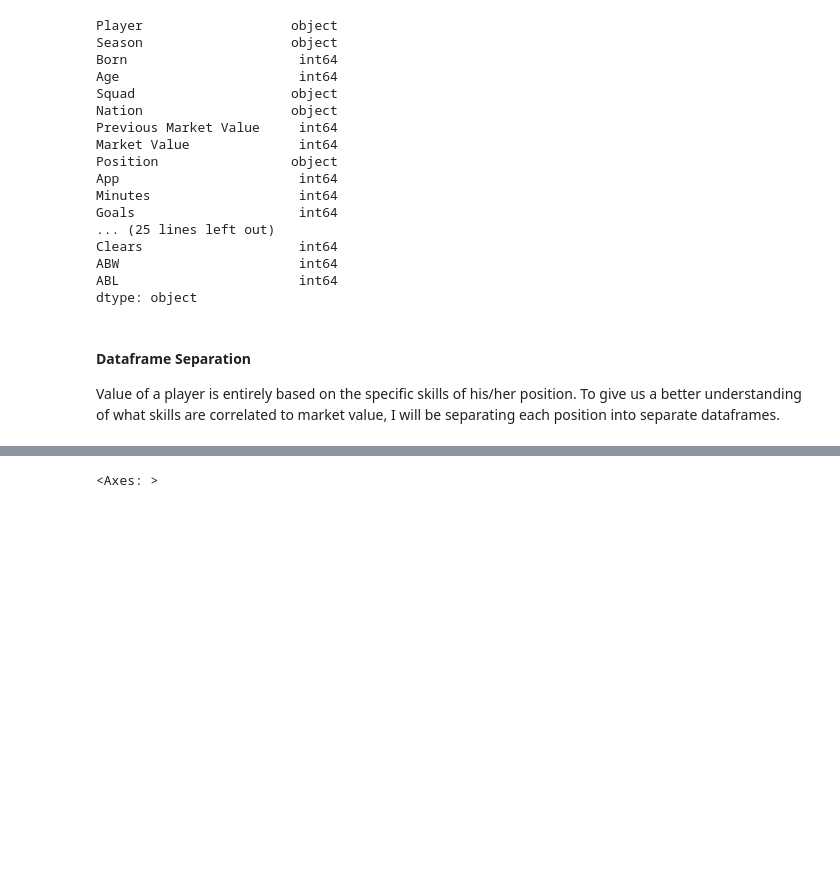
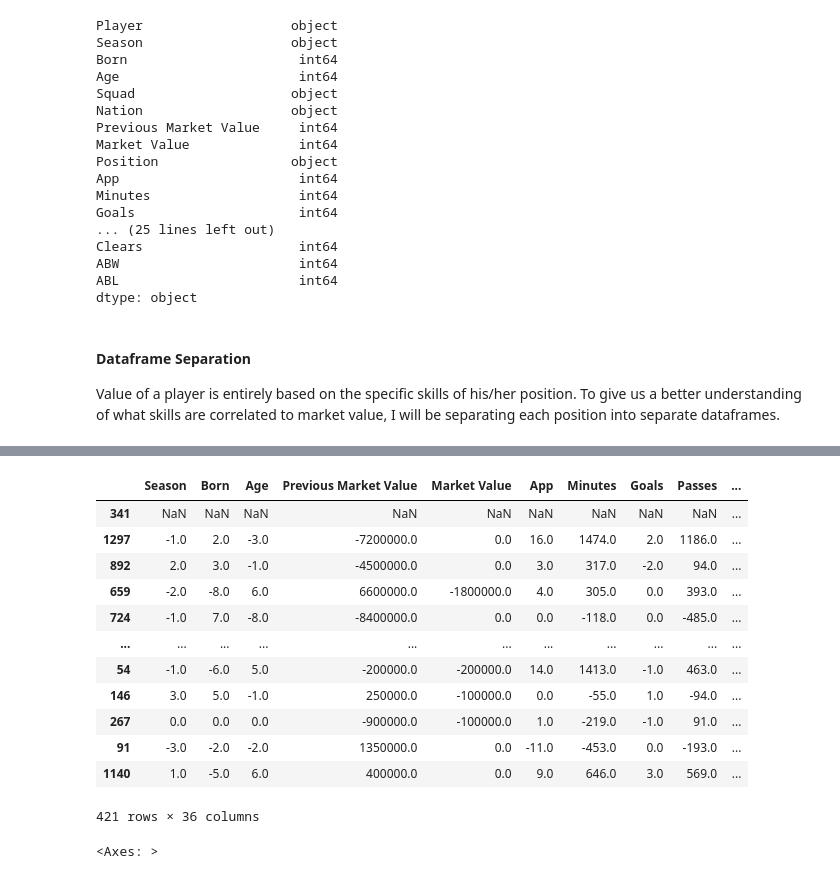
Before and after one commit to ascrivs/expert-octo-eureka, a Jupyter notebook: eda.ipynb, the cells around one changed output, grey strips where cells are left out. Drawn from its saved outputs; the diff is of its cells as text; code cells hidden in the pictures; blank space fills up the shorter version.

```diff
--- a/eda.ipynb
+++ b/eda.ipynb
@@ -194,3 +185,24 @@ sbn.boxplot(def_df,x="Age",y="Market Value")
+# %%
+numerical_features = [var for var in trimmed_def.columns if trimmed_def[var].dtype != 'O']
+
+num_trim_def = trimmed_def[numerical_features]
+
+num_trim_def.diff(axis=0)
+# num_trim_def.head()
+# %% [output]
+|  | Season | Born | Age | Previous Market Value | Market Value | App | Minutes | Goals | Passes | ... |
+| 341 | NaN | NaN | NaN | NaN | NaN | NaN | NaN | NaN | NaN | ... |
+| 1297 | -1.0 | 2.0 | -3.0 | -7200000.0 | 0.0 | 16.0 | 1474.0 | 2.0 | 1186.0 | ... |
+| 892 | 2.0 | 3.0 | -1.0 | -4500000.0 | 0.0 | 3.0 | 317.0 | -2.0 | 94.0 | ... |
+| 659 | -2.0 | -8.0 | 6.0 | 6600000.0 | -1800000.0 | 4.0 | 305.0 | 0.0 | 393.0 | ... |
+| 724 | -1.0 | 7.0 | -8.0 | -8400000.0 | 0.0 | 0.0 | -118.0 | 0.0 | -485.0 | ... |
+| ... | ... | ... | ... | ... | ... | ... | ... | ... | ... | ... |
+| 54 | -1.0 | -6.0 | 5.0 | -200000.0 | -200000.0 | 14.0 | 1413.0 | -1.0 | 463.0 | ... |
+| 146 | 3.0 | 5.0 | -1.0 | 250000.0 | -100000.0 | 0.0 | -55.0 | 1.0 | -94.0 | ... |
+| 267 | 0.0 | 0.0 | 0.0 | -900000.0 | -100000.0 | 1.0 | -219.0 | -1.0 | 91.0 | ... |
+| 91 | -3.0 | -2.0 | -2.0 | 1350000.0 | 0.0 | -11.0 | -453.0 | 0.0 | -193.0 | ... |
+| 1140 | 1.0 | -5.0 | 6.0 | 400000.0 | 0.0 | 9.0 | 646.0 | 3.0 | 569.0 | ... |
+421 rows × 36 columns
 # %%
 fig, ax = plt.subplots(figsize=(30, 30))
 
```
Also changed, not shown: parts of 2 cells of this notebook.
